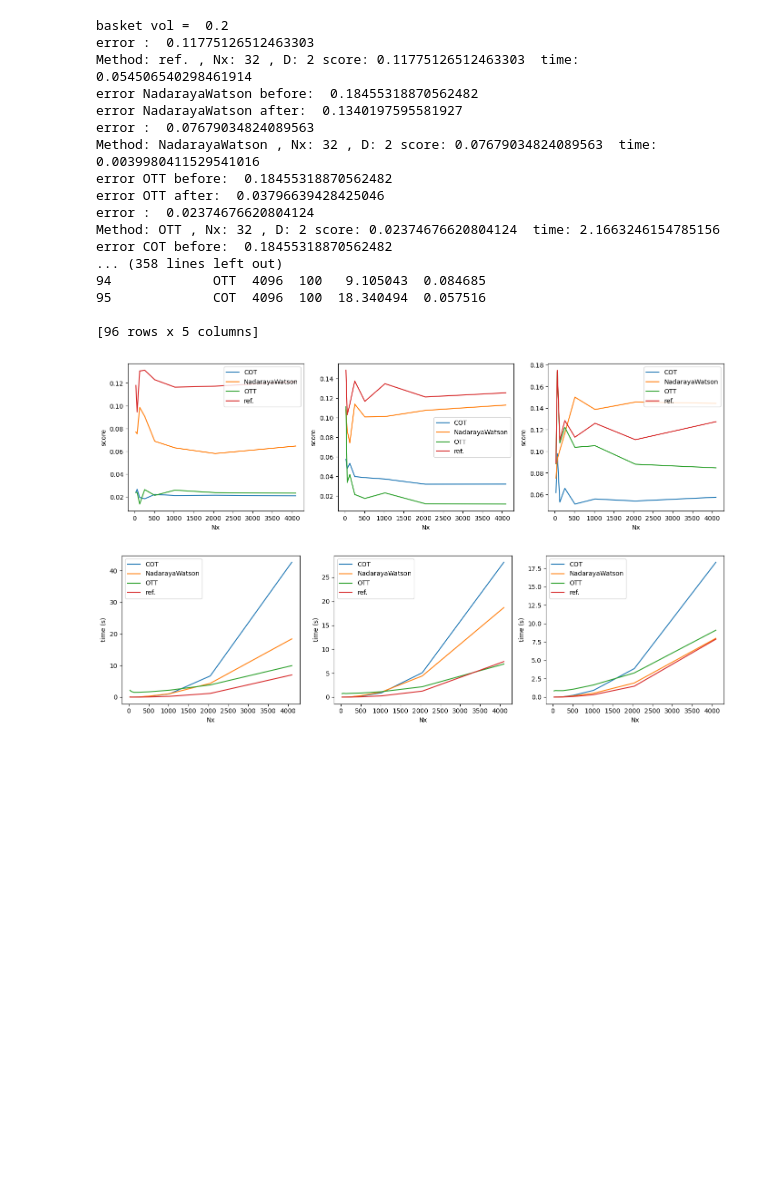
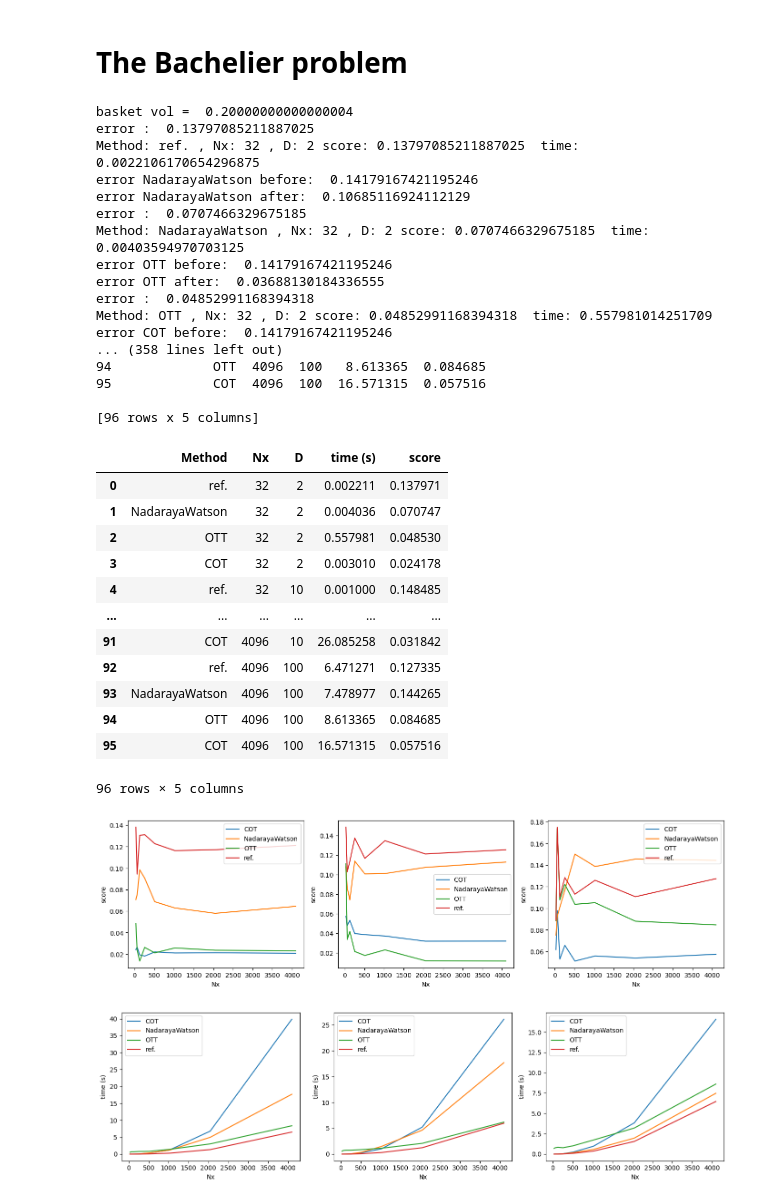
Before and after one commit to codpy2020/OTKalgorithms_2024, a Jupyter notebook: bachelier_example.ipynb, the cells around one changed output. Drawn from its saved outputs; the diff is of its cells as text; code cells hidden in the pictures; blank space fills up the shorter version.

```diff
--- a/bachelier_example.ipynb
+++ b/bachelier_example.ipynb
@@ -1,3 +1,5 @@
+# %% [markdown]
+# The Bachelier problem
 # %%
 import time
 
@@ -253,32 +263,46 @@ get_predictors = [
     lambda X,Y,Z,P,**k: COT(X,Y,Z,P,**k),
 ]
 # %%
-# labels=["dumb","POT","OTT","COT"]
 labels=["ref.","NadarayaWatson","OTT","COT"]
 
 core.kernel_interface.set_verbose()
 Nxs = [2**i for i in np.arange(5, 13, 1)]
 Ds = [2, 10, 100]
-run_experiment(Nxs, Ds,get_predictors,labels,file_name="Bachelier.csv")
-plot_results(file_name="Bachelier.csv")
-plt.show()
+run_experiment(Nxs, Ds,get_predictors,labels,file_name=os.path.join("figs_data", "Bachelier.csv"))
 # %% [output]
-basket vol =  0.2
-error :  0.11775126512463303
-Method: ref. , Nx: 32 , D: 2 score: 0.11775126512463303  time: 0.054506540298461914
-error NadarayaWatson before:  0.18455318870562482
-error NadarayaWatson after:  0.1340197595581927
-error :  0.07679034824089563
-Method: NadarayaWatson , Nx: 32 , D: 2 score: 0.07679034824089563  time: 0.0039980411529541016
-error OTT before:  0.18455318870562482
-error OTT after:  0.03796639428425046
-error :  0.02374676620804124
-Method: OTT , Nx: 32 , D: 2 score: 0.02374676620804124  time: 2.1663246154785156
-error COT before:  0.18455318870562482
+basket vol =  0.20000000000000004
+error :  0.13797085211887025
+Method: ref. , Nx: 32 , D: 2 score: 0.13797085211887025  time: 0.0022106170654296875
+error NadarayaWatson before:  0.14179167421195246
+error NadarayaWatson after:  0.10685116924112129
+error :  0.0707466329675185
+Method: NadarayaWatson , Nx: 32 , D: 2 score: 0.0707466329675185  time: 0.00403594970703125
+error OTT before:  0.14179167421195246
+error OTT after:  0.03688130184336555
+error :  0.04852991168394318
+Method: OTT , Nx: 32 , D: 2 score: 0.04852991168394318  time: 0.557981014251709
+error COT before:  0.14179167421195246
 ... (358 lines left out)
-94             OTT  4096  100   9.105043  0.084685
-95             COT  4096  100  18.340494  0.057516
+94             OTT  4096  100   8.613365  0.084685
+95             COT  4096  100  16.571315  0.057516
 
 [96 rows x 5 columns]
-[figure, removed]
-[figure, removed]
+|  | Method | Nx | D | time (s) | score |
+| 0 | ref. | 32 | 2 | 0.002211 | 0.137971 |
+| 1 | NadarayaWatson | 32 | 2 | 0.004036 | 0.070747 |
+| 2 | OTT | 32 | 2 | 0.557981 | 0.048530 |
+| 3 | COT | 32 | 2 | 0.003010 | 0.024178 |
+| 4 | ref. | 32 | 10 | 0.001000 | 0.148485 |
+| ... | ... | ... | ... | ... | ... |
+| 91 | COT | 4096 | 10 | 26.085258 | 0.031842 |
+| 92 | ref. | 4096 | 100 | 6.471271 | 0.127335 |
+| 93 | NadarayaWatson | 4096 | 100 | 7.478977 | 0.144265 |
+| 94 | OTT | 4096 | 100 | 8.613365 | 0.084685 |
+| 95 | COT | 4096 | 100 | 16.571315 | 0.057516 |
+96 rows × 5 columns
+# %%
+plot_results(file_name=os.path.join("figs_data", "Bachelier.csv"))
+plt.show()
+# %% [output]
+[figure, added]
+[figure, added]
```
Also changed, not shown: parts of 2 cells of this notebook, 12 other files.
